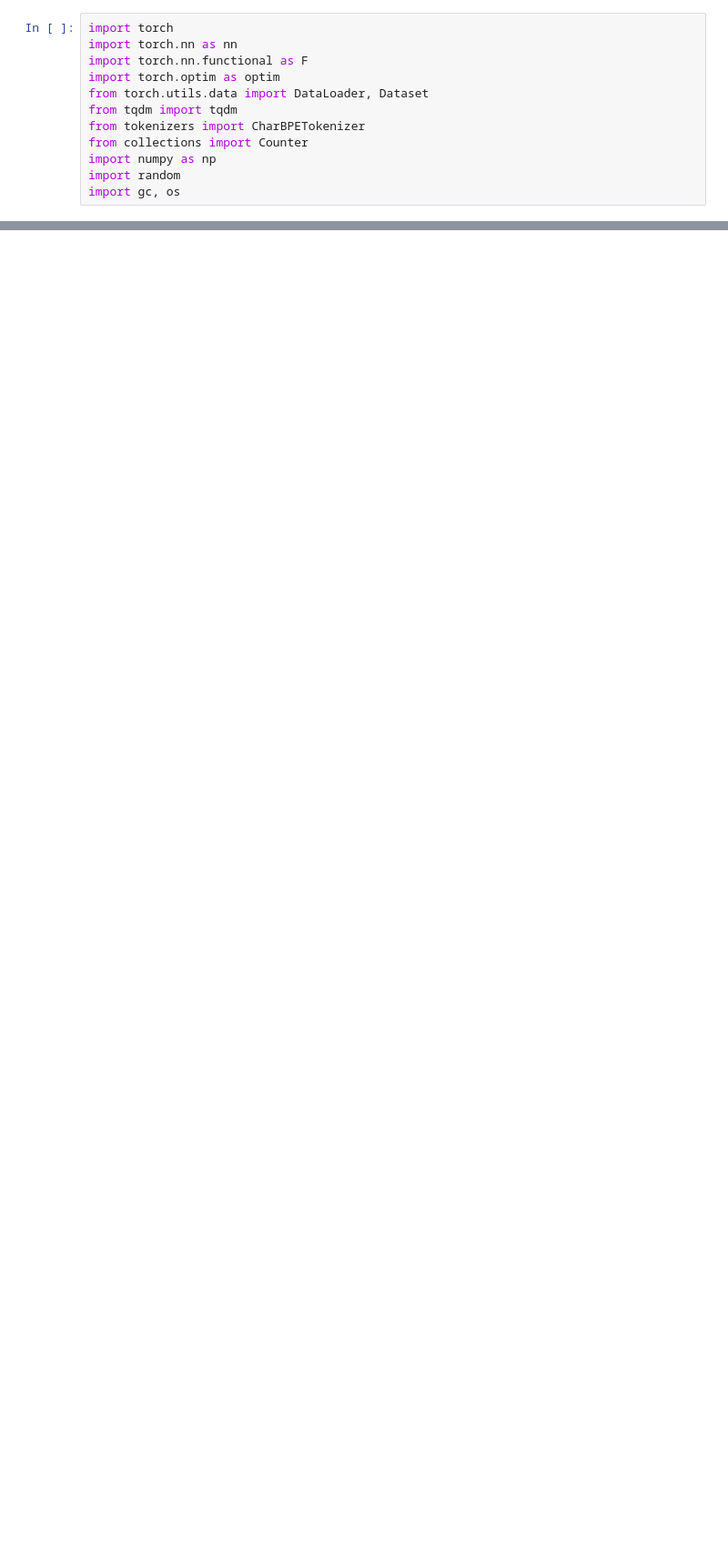
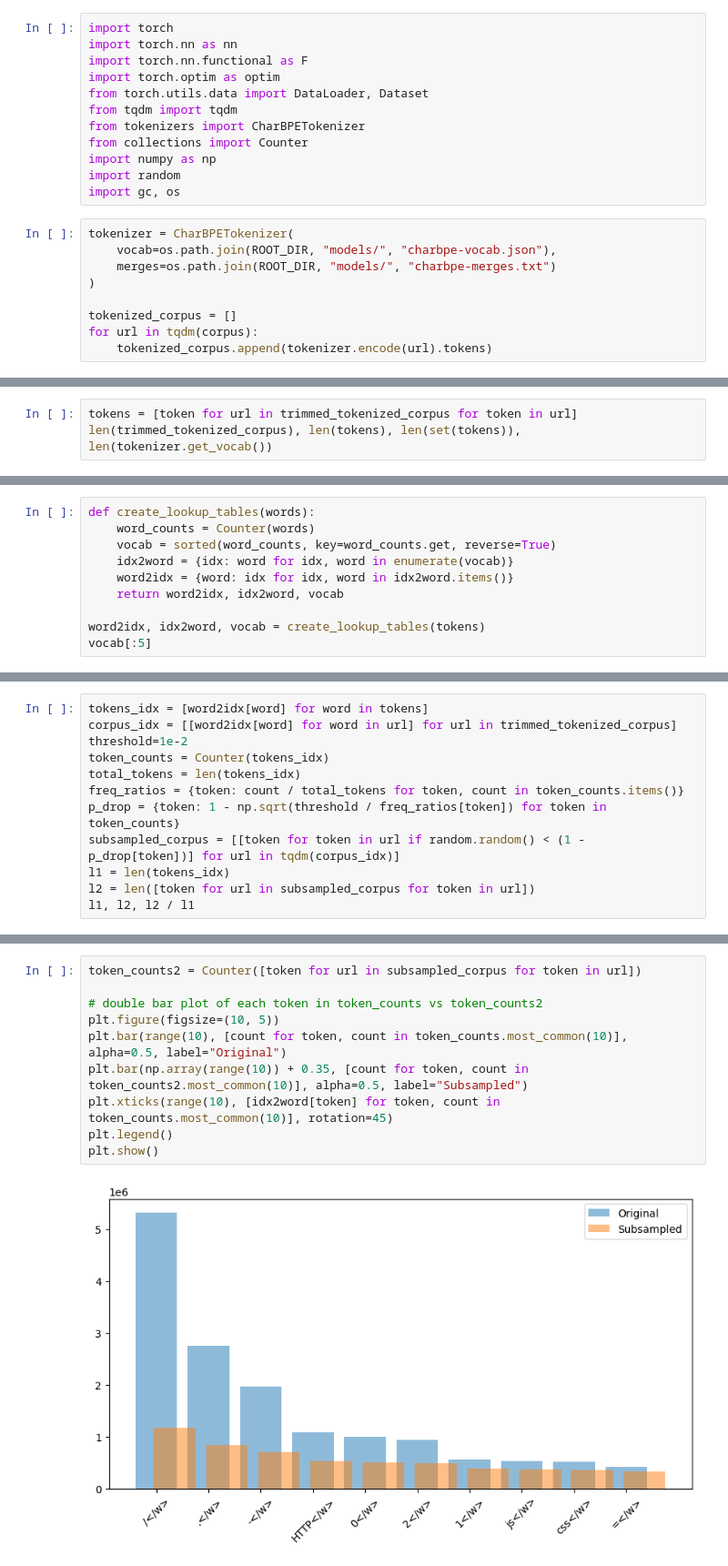
Before and after one commit to amritpal200/Synthesis-Project-1, a Jupyter notebook: src/data_analysis_2.ipynb, the cells around one changed output, grey strips where cells are left out. Shown at 91% size. Saved outputs shown, nothing was run; the diff lists cells and outputs as text; blank space fills up the shorter version.

```diff
--- a/src/data_analysis_2.ipynb
+++ b/src/data_analysis_2.ipynb
@@ -494,3 +493,12 @@ from collections import Counter
 import numpy as np
 import random
 import gc, os
+# %%
+tokenizer = CharBPETokenizer(
+	vocab=os.path.join(ROOT_DIR, "models/", "charbpe-vocab.json"),
+	merges=os.path.join(ROOT_DIR, "models/", "charbpe-merges.txt")
+)
+
+tokenized_corpus = []
+for url in tqdm(corpus):
+	tokenized_corpus.append(tokenizer.encode(url).tokens)
@@ -496,0 +520,3 @@ import gc, os
+# %%
+tokens = [token for url in trimmed_tokenized_corpus for token in url]
+len(trimmed_tokenized_corpus), len(tokens), len(set(tokens)), len(tokenizer.get_vocab())
@@ -496,0 +525,10 @@ import gc, os
+# %%
+def create_lookup_tables(words):
+	word_counts = Counter(words)
+	vocab = sorted(word_counts, key=word_counts.get, reverse=True)
+	idx2word = {idx: word for idx, word in enumerate(vocab)}
+	word2idx = {word: idx for idx, word in idx2word.items()}
+	return word2idx, idx2word, vocab
+
+word2idx, idx2word, vocab = create_lookup_tables(tokens)
+vocab[:5]
@@ -496,0 +543,12 @@ import gc, os
+# %%
+tokens_idx = [word2idx[word] for word in tokens]
+corpus_idx = [[word2idx[word] for word in url] for url in trimmed_tokenized_corpus]
+threshold=1e-2
+token_counts = Counter(tokens_idx)
+total_tokens = len(tokens_idx)
+freq_ratios = {token: count / total_tokens for token, count in token_counts.items()}
+p_drop = {token: 1 - np.sqrt(threshold / freq_ratios[token]) for token in token_counts}
+subsampled_corpus = [[token for token in url if random.random() < (1 - p_drop[token])] for url in tqdm(corpus_idx)]
+l1 = len(tokens_idx)
+l2 = len([token for url in subsampled_corpus for token in url])
+l1, l2, l2 / l1
@@ -496,0 +557,12 @@ import gc, os
+# %%
+token_counts2 = Counter([token for url in subsampled_corpus for token in url])
+
+# double bar plot of each token in token_counts vs token_counts2
+plt.figure(figsize=(10, 5))
+plt.bar(range(10), [count for token, count in token_counts.most_common(10)], alpha=0.5, label="Original")
+plt.bar(np.array(range(10)) + 0.35, [count for token, count in token_counts2.most_common(10)], alpha=0.5, label="Subsampled")
+plt.xticks(range(10), [idx2word[token] for token, count in token_counts.most_common(10)], rotation=45)
+plt.legend()
+plt.show()
+# %% [output]
+[figure, added]
```
Also changed, not shown: parts of 31 cells of this notebook, 1 other file.
